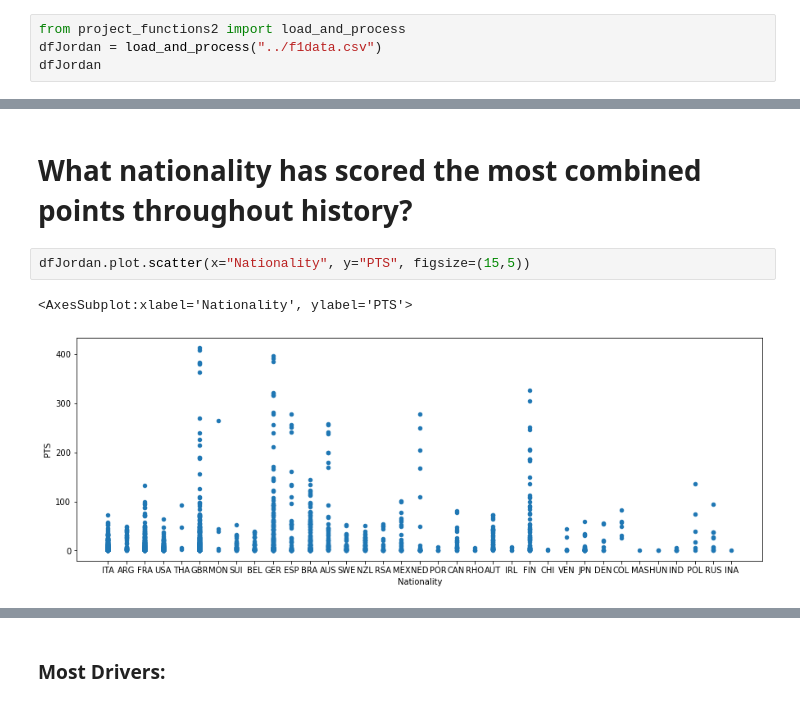
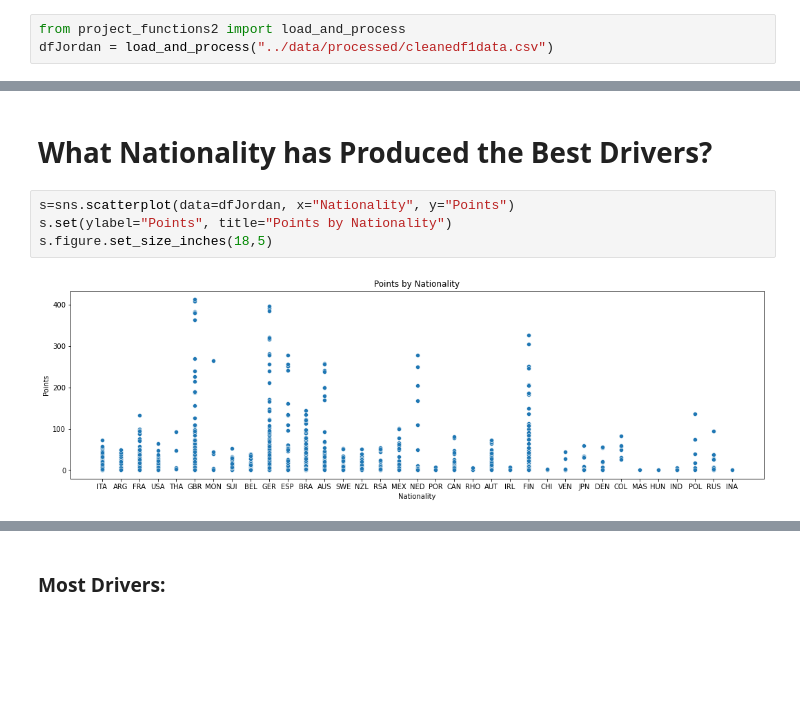
Before and after one commit to data301-2021-winter1/project-group12, a Jupyter notebook: notebooks/analysis.ipynb, the cells around one changed output, grey strips where cells are left out. Saved outputs shown, nothing was run; the diff lists cells and outputs as text; blank space fills up the shorter version.

```diff
--- a/notebooks/analysis.ipynb
+++ b/notebooks/analysis.ipynb
@@ -19,4 +9,3 @@ dfKennedy
 # %%
 from project_functions2 import load_and_process
-dfJordan = load_and_process("../f1data.csv")
-dfJordan
+dfJordan = load_and_process("../data/processed/cleanedf1data.csv")
@@ -69,7 +35,8 @@ This shows that the driver with the highest scoring season of all time occured i
 # %% [markdown]
-# What nationality has scored the most combined points throughout history?
+# What Nationality has Produced the Best Drivers?
 # %%
-dfJordan.plot.scatter(x="Nationality", y="PTS", figsize=(15,5))
+s=sns.scatterplot(data=dfJordan, x="Nationality", y="Points")
+s.set(ylabel="Points", title="Points by Nationality")
+s.figure.set_size_inches(18,5)
 # %% [output]
-<AxesSubplot:xlabel='Nationality', ylabel='PTS'>
-[figure, old version]
+[figure, new version]
```
Also changed, not shown: parts of 22 cells of this notebook, 4 other files.
